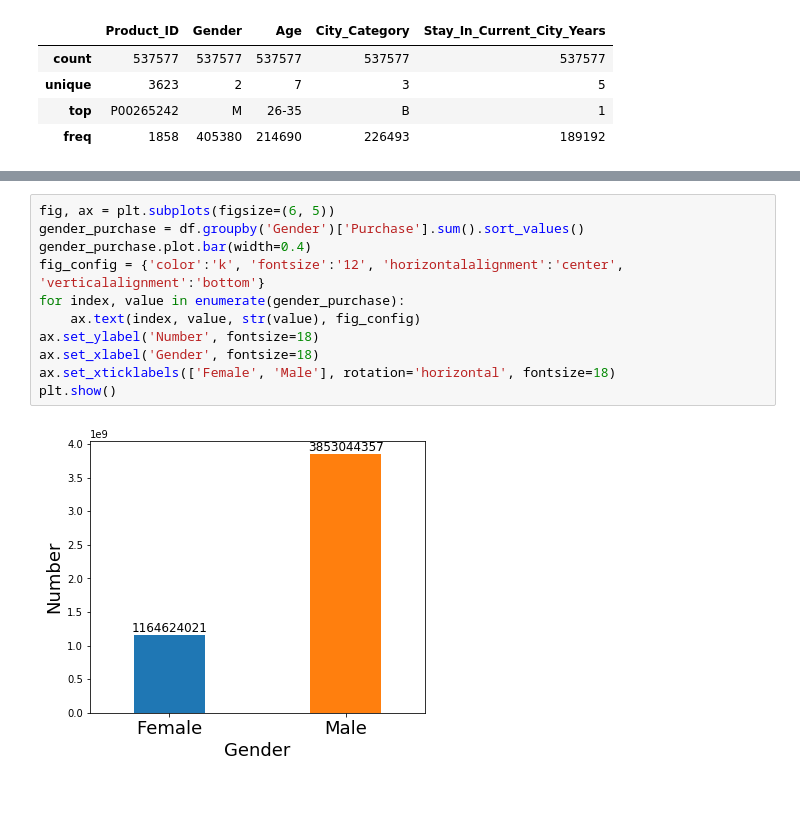
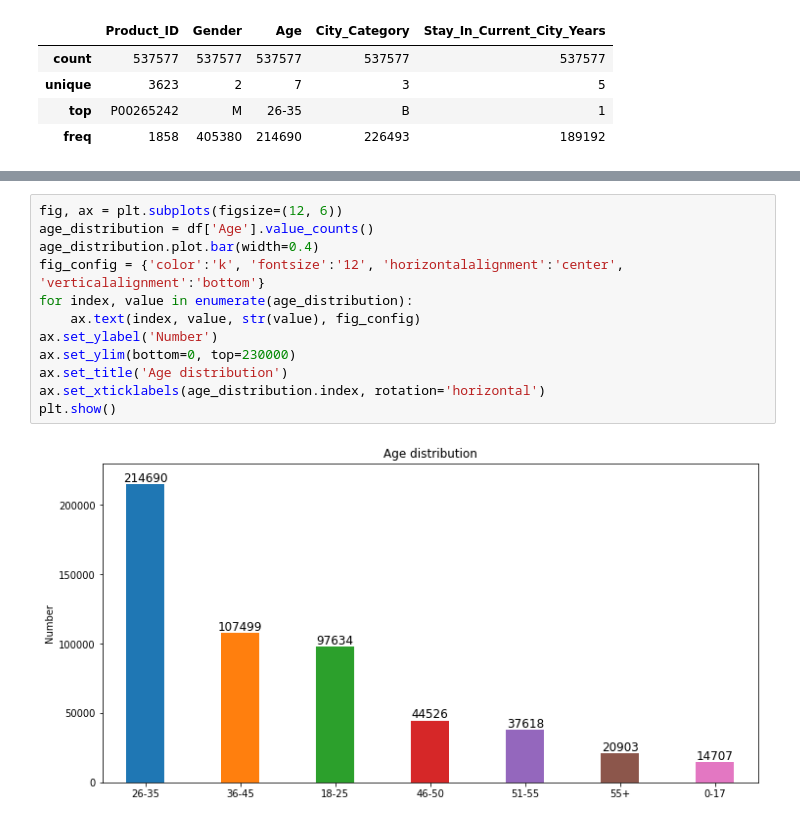
Before and after one commit to BraidyWu/black-friday, a Jupyter notebook: black_friday.ipynb, the cells around one changed output, grey strips where cells are left out. Cells and saved outputs as stored; diff of their text form; blank space fills up the shorter version.

```diff
--- a/black_friday.ipynb
+++ b/black_friday.ipynb
@@ -102,13 +128,14 @@ plt.show()
 # %%
-fig, ax = plt.subplots(figsize=(6, 5))
-gender_purchase = df.groupby('Gender')['Purchase'].sum().sort_values()
-gender_purchase.plot.bar(width=0.4)
+fig, ax = plt.subplots(figsize=(12, 6))
+age_distribution = df['Age'].value_counts()
+age_distribution.plot.bar(width=0.4)
 fig_config = {'color':'k', 'fontsize':'12', 'horizontalalignment':'center', 'verticalalignment':'bottom'}
-for index, value in enumerate(gender_purchase):
+for index, value in enumerate(age_distribution):
     ax.text(index, value, str(value), fig_config)
-ax.set_ylabel('Number', fontsize=18)
-ax.set_xlabel('Gender', fontsize=18)
-ax.set_xticklabels(['Female', 'Male'], rotation='horizontal', fontsize=18)
+ax.set_ylabel('Number')
+ax.set_ylim(bottom=0, top=230000)
+ax.set_title('Age distribution')
+ax.set_xticklabels(age_distribution.index, rotation='horizontal')
 plt.show()
 # %% [output]
-[figure, old version]
+[figure, new version]
```
Also changed, not shown: parts of 15 cells of this notebook.
